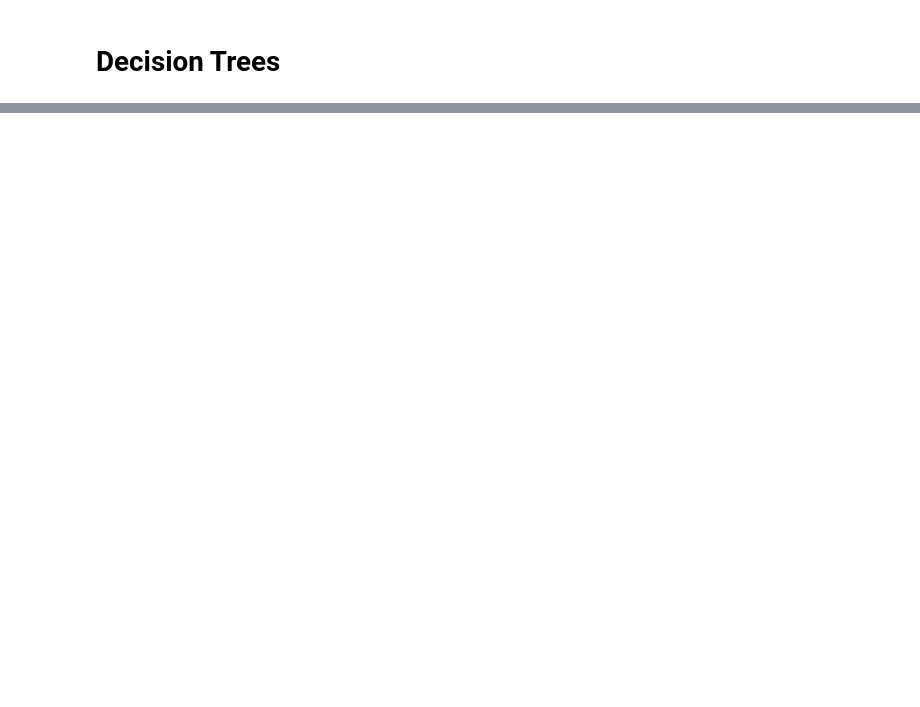
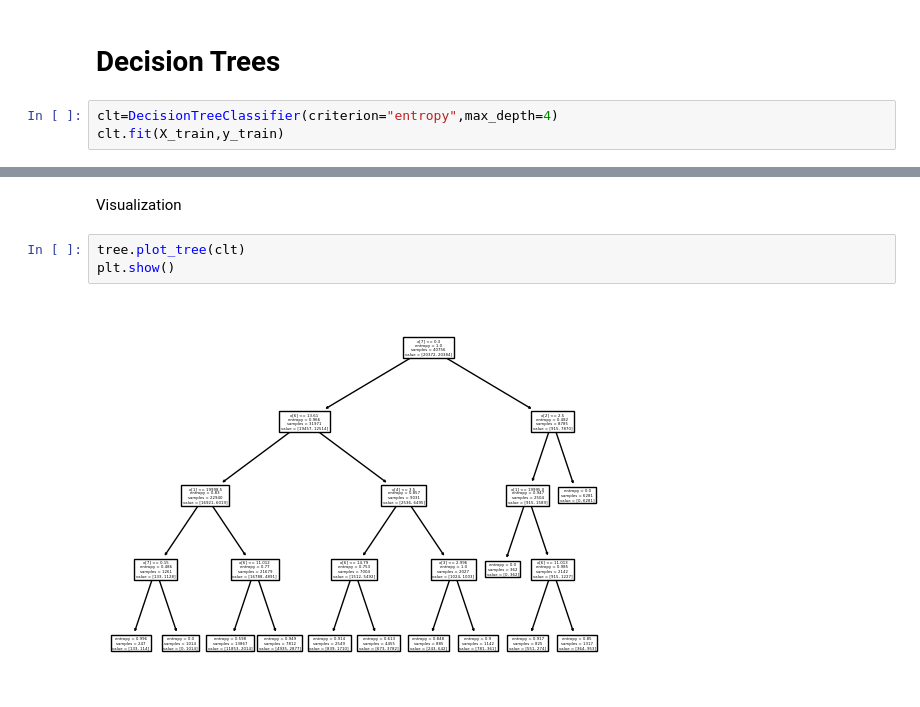
Before and after one commit to ChanukaDil/Bank_Loan_Predict, a Jupyter notebook: Project.ipynb, the cells around one changed output, grey strips where cells are left out. Saved outputs shown, nothing was run; the diff lists cells and outputs as text; blank space fills up the shorter version.

```diff
--- a/Project.ipynb
+++ b/Project.ipynb
@@ -557,3 +544,6 @@ Cross-Validation Results:
 Mean Accuracy: 0.83
 # %% [markdown]
 # Decision Trees
+# %%
+clt=DecisionTreeClassifier(criterion="entropy",max_depth=4)
+clt.fit(X_train,y_train)
@@ -559,0 +588,7 @@ Mean Accuracy: 0.83
+# %% [markdown]
+Visualization
+# %%
+tree.plot_tree(clt)
+plt.show()
+# %% [output]
+[figure, added]
```
Also changed, not shown: parts of 21 cells of this notebook.
